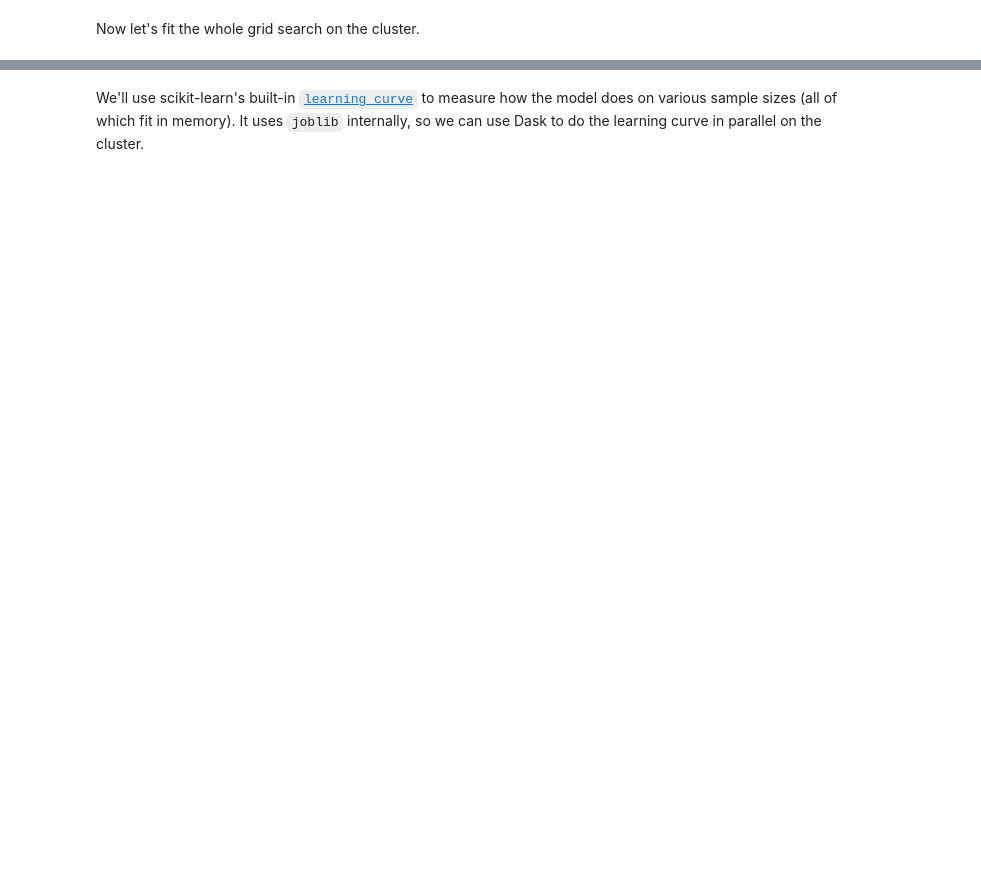
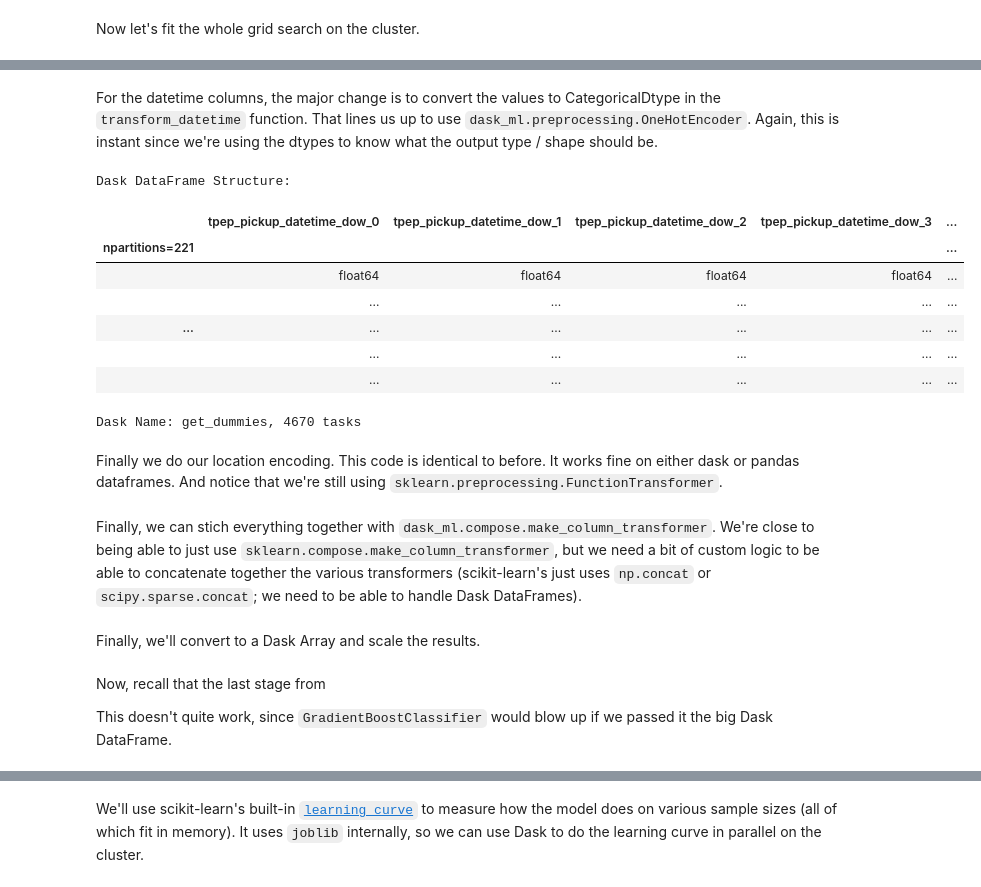
Before and after one commit to TomAugspurger/science-thursday, a Jupyter notebook: scalable-ml.ipynb, the cells around one changed output, grey strips where cells are left out. Cells and saved outputs as stored; diff of their text form; code cells hidden in the pictures; blank space fills up the shorter version.

```diff
--- a/scalable-ml.ipynb
+++ b/scalable-ml.ipynb
@@ -215,0 +421,38 @@ Let's make a very simple / fast to train model.
+# %% [markdown]
+For the datetime columns, the major change is to convert the values to CategoricalDtype in the `transform_datetime` function. That lines us up to use `dask_ml.preprocessing.OneHotEncoder`. Again, this is instant since we're using the dtypes to know what the output type / shape should be.
+# %%
+# Datetime & Dummy encode the datetime columns
+def transform_datetime(X):
+    out = []
+    for k in X.columns:
+        v = X[k]
+        out.append(v.dt.dayofweek.rename(f"{k}_dow").astype(
+            pd.CategoricalDtype(list(range(7)))
+        ))
+        out.append(v.dt.hour.rename(f"{k}_hour").astype(
+            pd.CategoricalDtype(list(range(24))),
+        ))
+
+    return dd.concat(out, axis="columns", ignore_unknown_divisions=True)
+
+
+datetime_columns = list(big_X.select_dtypes(include="datetime").columns)
+dte = sklearn.pipeline.make_pipeline(
+    sklearn.preprocessing.FunctionTransformer(transform_datetime),
+    dask_ml.preprocessing.OneHotEncoder(
+        sparse=False,
+    )
+)
+dte.fit_transform(big_X[datetime_columns])
+# %% [output]
+Dask DataFrame Structure:
+|  | tpep_pickup_datetime_dow_0 | tpep_pickup_datetime_dow_1 | tpep_pickup_datetime_dow_2 | tpep_pickup_datetime_dow_3 | ... |
+| npartitions=221 |  |  |  |  | ... |
+|  | float64 | float64 | float64 | float64 | ... |
+|  | ... | ... | ... | ... | ... |
+| ... | ... | ... | ... | ... | ... |
+|  | ... | ... | ... | ... | ... |
+|  | ... | ... | ... | ... | ... |
+Dask Name: get_dummies, 4670 tasks
+# %% [markdown]
+Finally we do our location encoding. This code is identical to before. It works fine on either dask or pandas dataframes. And notice that we're still using `sklearn.preprocessing.FunctionTransformer`.
@@ -215,0 +470,2 @@ Let's make a very simple / fast to train model.
+# %% [markdown]
+Finally, we can stich everything together with `dask_ml.compose.make_column_transformer`. We're close to being able to just use `sklearn.compose.make_column_transformer`, but we need a bit of custom logic to be able to concatenate together the various transformers (scikit-learn's just uses `np.concat` or `scipy.sparse.concat`; we need to be able to handle Dask DataFrames).
@@ -215,0 +480,2 @@ Let's make a very simple / fast to train model.
+# %% [markdown]
+Finally, we'll convert to a Dask Array and scale the results.
@@ -215,0 +487,4 @@ Let's make a very simple / fast to train model.
+# %% [markdown]
+Now, recall that the last stage from
+
+This doesn't quite work, since `GradientBoostClassifier` would blow up if we passed it the big Dask DataFrame.
```
Also changed, not shown: parts of 77 cells of this notebook.
